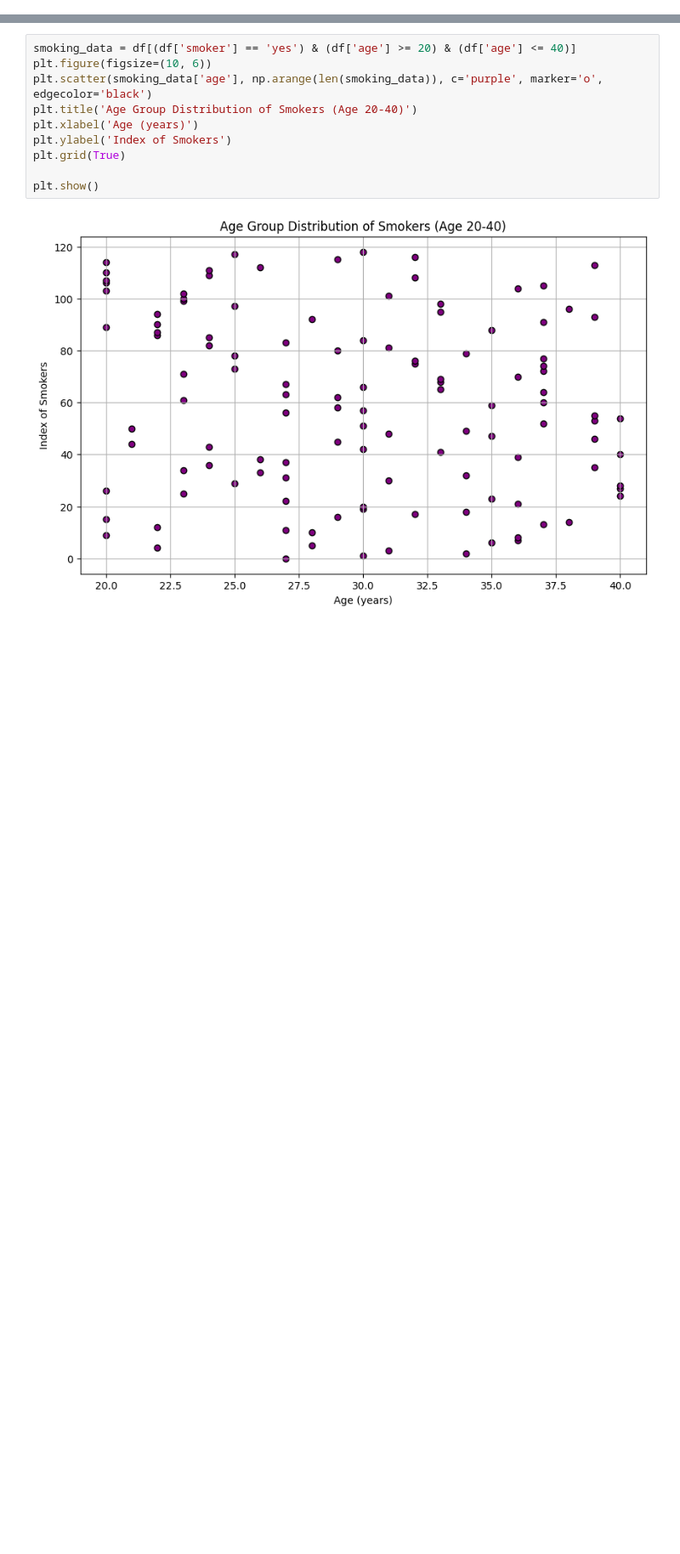
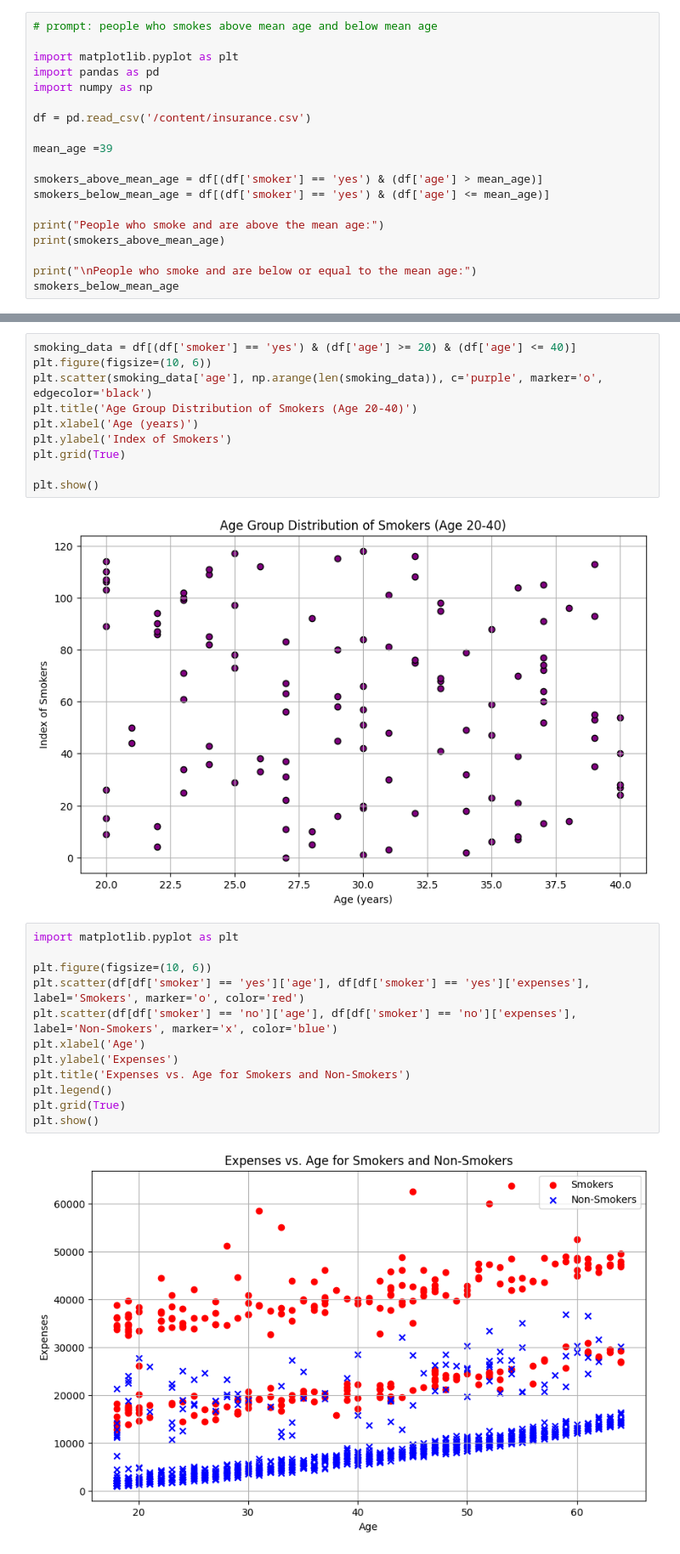
Before and after one commit to Dheerajpatel55/Data-Analysis-with-python, a Jupyter notebook: Dap01.ipynb, the cells around one changed output, grey strips where cells are left out. Shown: that part at 85% size. Saved outputs shown, nothing was run; the diff lists cells and outputs as text; blank space fills up the shorter version.

```diff
--- a/Dap01.ipynb
+++ b/Dap01.ipynb
@@ -26,3 +26,22 @@ df.describe()
 | 50% | 39.000000 | 30.400000 | 1.000000 | 9382.030000 |
 | 75% | 51.000000 | 34.700000 | 2.000000 | 16639.915000 |
 | max | 64.000000 | 53.100000 | 5.000000 | 63770.430000 |
+# %%
+# prompt: people who smokes above mean age and below mean age
+
+import matplotlib.pyplot as plt
+import pandas as pd
+import numpy as np
+
+df = pd.read_csv('/content/insurance.csv')
+
+mean_age =39
+
+smokers_above_mean_age = df[(df['smoker'] == 'yes') & (df['age'] > mean_age)]
+smokers_below_mean_age = df[(df['smoker'] == 'yes') & (df['age'] <= mean_age)]
+
+print("People who smoke and are above the mean age:")
+print(smokers_above_mean_age)
+
+print("\nPeople who smoke and are below or equal to the mean age:")
+smokers_below_mean_age
@@ -98,3 +146,17 @@ plt.grid(True)
 plt.show()
 # %% [output]
 [figure]
+# %%
+import matplotlib.pyplot as plt
+
+plt.figure(figsize=(10, 6))
+plt.scatter(df[df['smoker'] == 'yes']['age'], df[df['smoker'] == 'yes']['expenses'], label='Smokers', marker='o', color='red')
+plt.scatter(df[df['smoker'] == 'no']['age'], df[df['smoker'] == 'no']['expenses'], label='Non-Smokers', marker='x', color='blue')
+plt.xlabel('Age')
+plt.ylabel('Expenses')
+plt.title('Expenses vs. Age for Smokers and Non-Smokers')
+plt.legend()
+plt.grid(True)
+plt.show()
+# %% [output]
+[figure, added]
```
Also changed, not shown: parts of 2 cells of this notebook.
